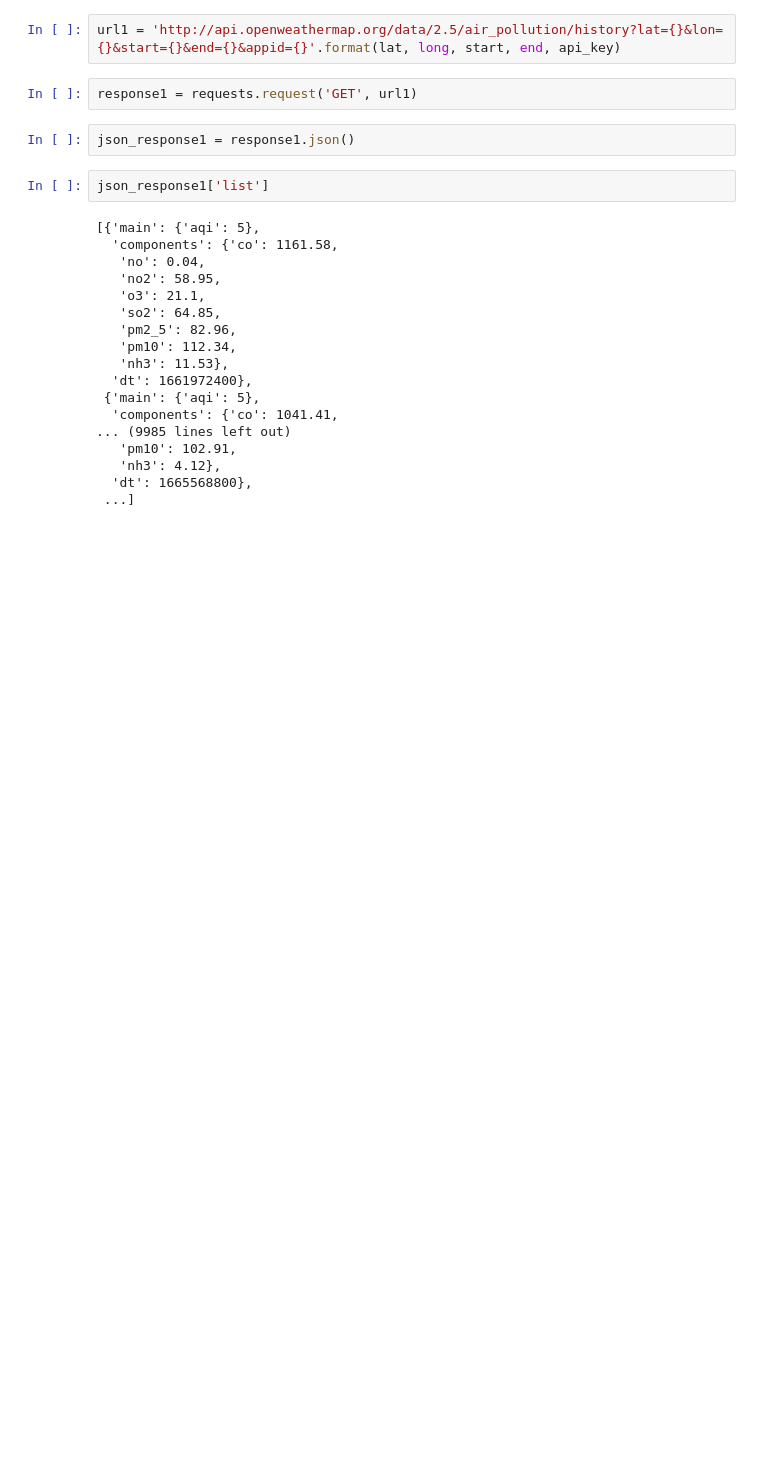
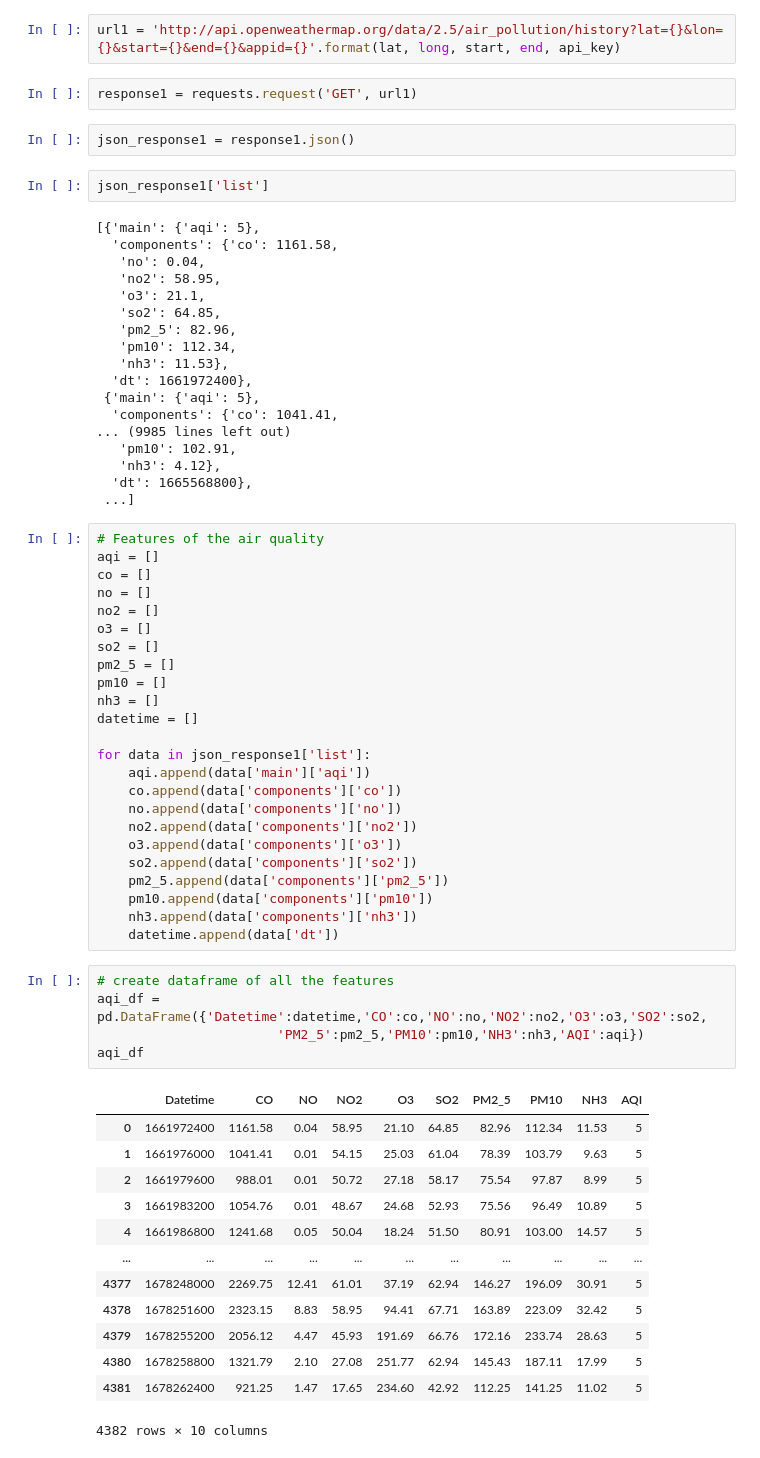
Before and after one commit to OmdenaAI/omdena-mumbai-chapter-air-quality, a Jupyter notebook: src/tasks/task-1-data collection/Openweathermap.ipynb, the cells around one changed output. Saved outputs shown, nothing was run; the diff lists cells and outputs as text; blank space fills up the shorter version.

```diff
--- a/src/tasks/task-1-data collection/Openweathermap.ipynb
+++ b/src/tasks/task-1-data collection/Openweathermap.ipynb
@@ -71,3 +71,46 @@ json_response1['list']
    'nh3': 4.12},
   'dt': 1665568800},
  ...]
+# %%
+# Features of the air quality
+aqi = []
+co = []
+no = []
+no2 = []
+o3 = []
+so2 = []
+pm2_5 = []
+pm10 = []
+nh3 = []
+datetime = []
+
+for data in json_response1['list']:
+    aqi.append(data['main']['aqi'])
+    co.append(data['components']['co'])
+    no.append(data['components']['no'])
+    no2.append(data['components']['no2'])
+    o3.append(data['components']['o3'])
+    so2.append(data['components']['so2'])
+    pm2_5.append(data['components']['pm2_5'])
+    pm10.append(data['components']['pm10'])
+    nh3.append(data['components']['nh3'])
+    datetime.append(data['dt'])
+# %%
+# create dataframe of all the features
+aqi_df = pd.DataFrame({'Datetime':datetime,'CO':co,'NO':no,'NO2':no2,'O3':o3,'SO2':so2,
+                       'PM2_5':pm2_5,'PM10':pm10,'NH3':nh3,'AQI':aqi})
+aqi_df
+# %% [output]
+|  | Datetime | CO | NO | NO2 | O3 | SO2 | PM2_5 | PM10 | NH3 | AQI |
+| 0 | 1661972400 | 1161.58 | 0.04 | 58.95 | 21.10 | 64.85 | 82.96 | 112.34 | 11.53 | 5 |
+| 1 | 1661976000 | 1041.41 | 0.01 | 54.15 | 25.03 | 61.04 | 78.39 | 103.79 | 9.63 | 5 |
+| 2 | 1661979600 | 988.01 | 0.01 | 50.72 | 27.18 | 58.17 | 75.54 | 97.87 | 8.99 | 5 |
+| 3 | 1661983200 | 1054.76 | 0.01 | 48.67 | 24.68 | 52.93 | 75.56 | 96.49 | 10.89 | 5 |
+| 4 | 1661986800 | 1241.68 | 0.05 | 50.04 | 18.24 | 51.50 | 80.91 | 103.00 | 14.57 | 5 |
+| ... | ... | ... | ... | ... | ... | ... | ... | ... | ... | ... |
+| 4377 | 1678248000 | 2269.75 | 12.41 | 61.01 | 37.19 | 62.94 | 146.27 | 196.09 | 30.91 | 5 |
+| 4378 | 1678251600 | 2323.15 | 8.83 | 58.95 | 94.41 | 67.71 | 163.89 | 223.09 | 32.42 | 5 |
+| 4379 | 1678255200 | 2056.12 | 4.47 | 45.93 | 191.69 | 66.76 | 172.16 | 233.74 | 28.63 | 5 |
+| 4380 | 1678258800 | 1321.79 | 2.10 | 27.08 | 251.77 | 62.94 | 145.43 | 187.11 | 17.99 | 5 |
+| 4381 | 1678262400 | 921.25 | 1.47 | 17.65 | 234.60 | 42.92 | 112.25 | 141.25 | 11.02 | 5 |
+4382 rows × 10 columns
```
Also changed, not shown: parts of 2 cells of this notebook, 2 other files.
